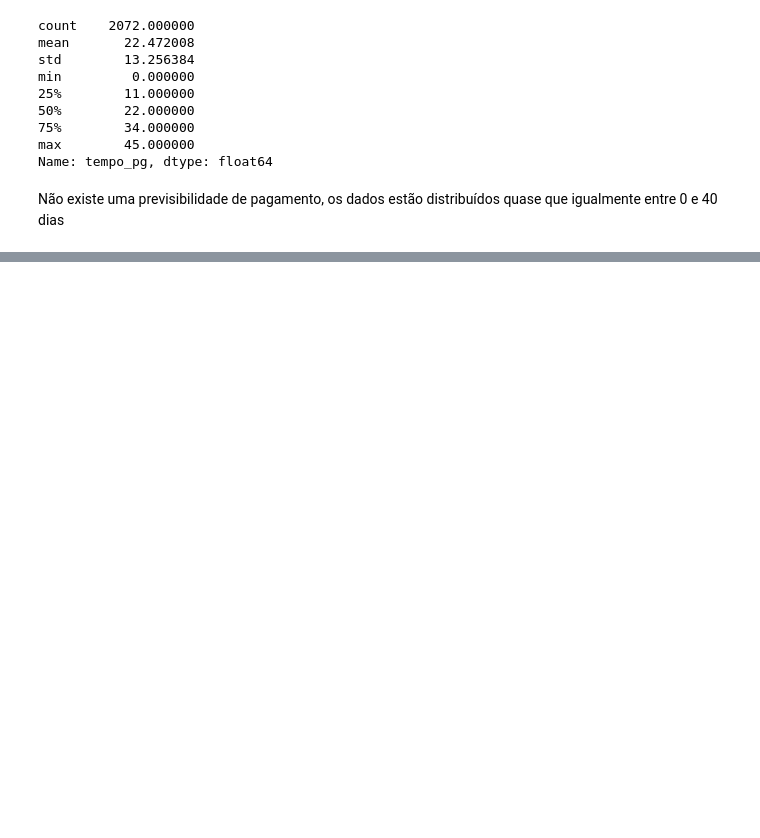
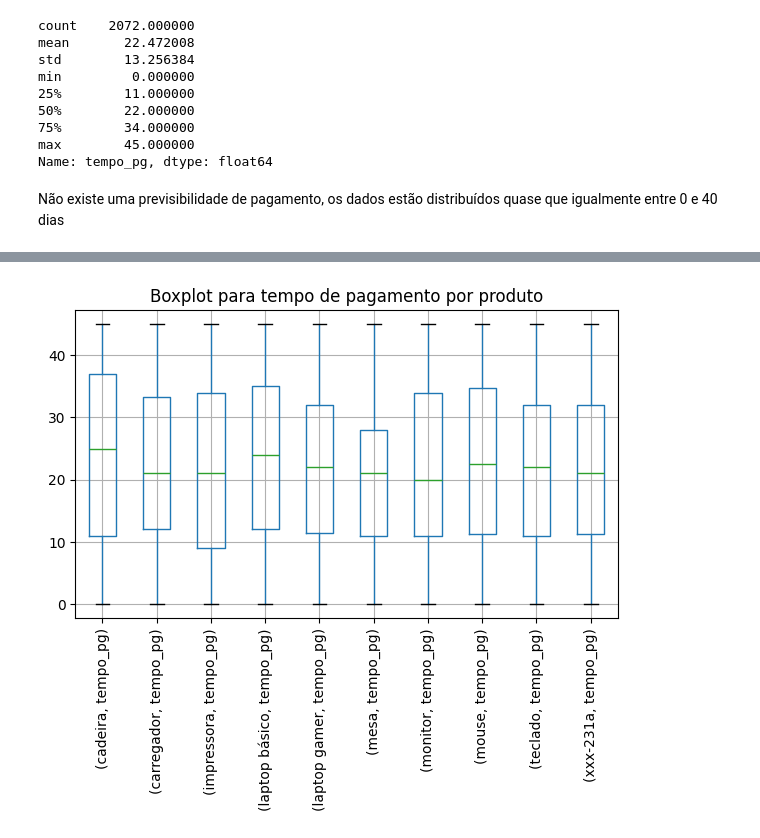
Before and after one commit to thaiisfaustino/Analise-contexto-loja, a Jupyter notebook: notebooks/analise-descritiva.ipynb, the cells around one changed output, grey strips where cells are left out. Saved outputs shown, nothing was run; the diff lists cells and outputs as text; code cells hidden in the pictures; blank space fills up the shorter version.

```diff
--- a/notebooks/analise-descritiva.ipynb
+++ b/notebooks/analise-descritiva.ipynb
@@ -689,0 +733,8 @@ Não existe uma previsibilidade de pagamento, os dados estão distribuídos quas
+# %%
+plt.figure(figsize=(7,4))
+df[['produto_produto', 'tempo_pg']].groupby('produto_produto').boxplot('tempo_pg')
+plt.title('Boxplot para tempo de pagamento por produto')
+plt.xticks(rotation=90)
+plt.show()
+# %% [output]
+[figure, added]
```
Also changed, not shown: parts of 8 cells of this notebook.
